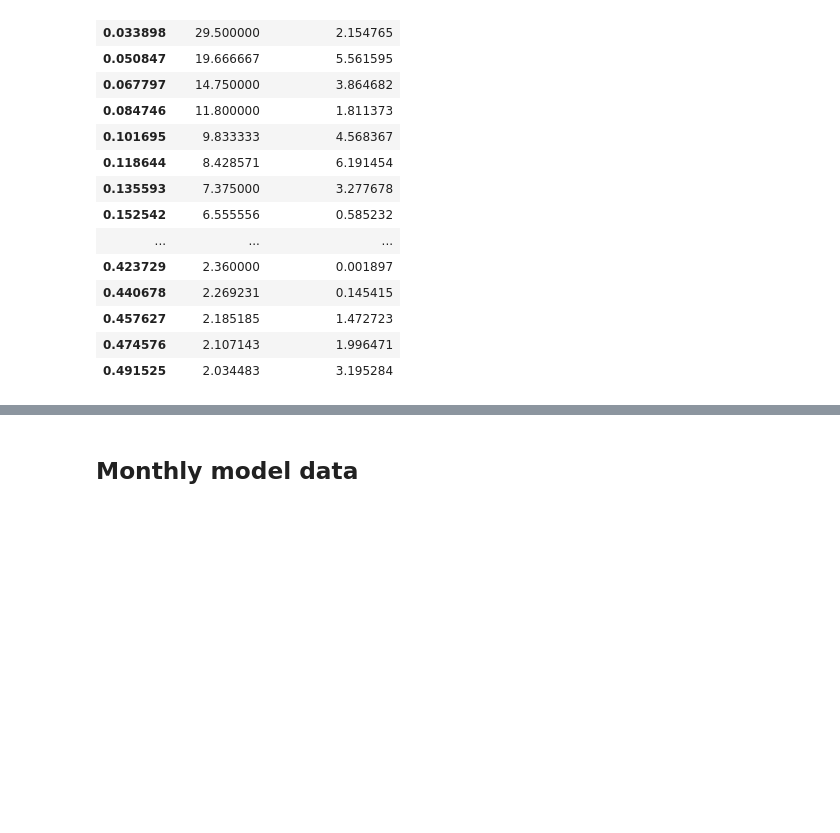
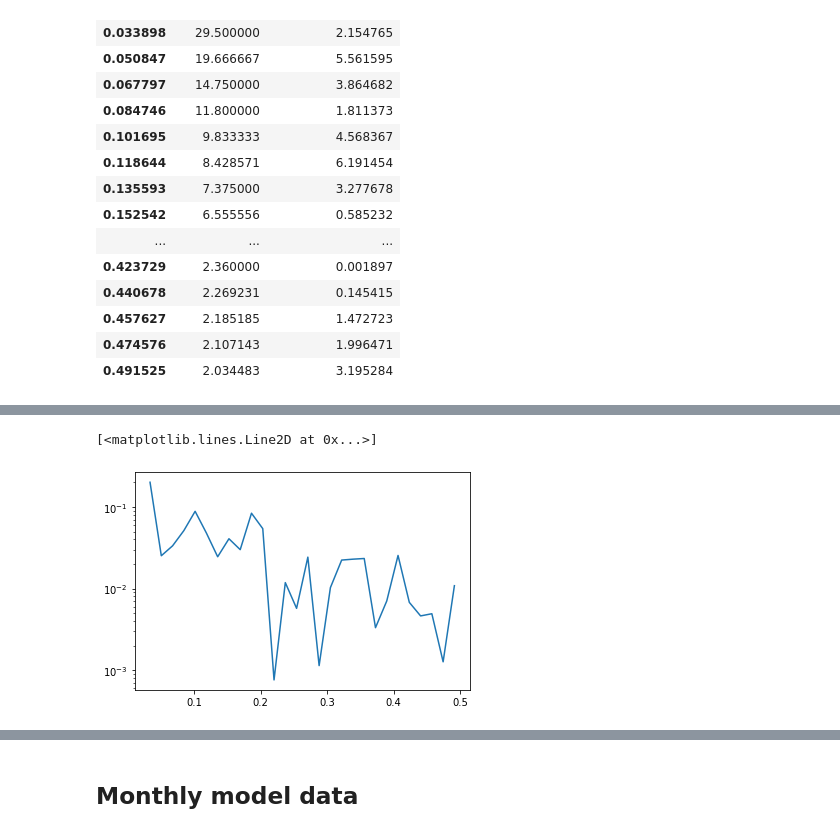
Before and after one commit to rursino/carbon-cycle-feedbacks, a Jupyter notebook: Peylin_flux/Notebooks/low-pass-filter.ipynb, the cells around one changed output, grey strips where cells are left out. Cells and saved outputs as stored; diff of their text form; code cells hidden in the pictures; blank space fills up the shorter version.

```diff
--- a/Peylin_flux/Notebooks/low-pass-filter.ipynb
+++ b/Peylin_flux/Notebooks/low-pass-filter.ipynb
@@ -50,0 +51,7 @@ plt.plot(x,y)
+# %%
+y_ocean = df["ocean"].values
+freqs_ocean, X_ocean = signal.welch(y_ocean)
+plt.semilogy(freqs_ocean[2:], X_ocean[2:])
+# %% [output]
+[<matplotlib.lines.Line2D at 0x...>]
+[figure, added]
```
Also changed, not shown: parts of 5 cells of this notebook, 2 other files.
